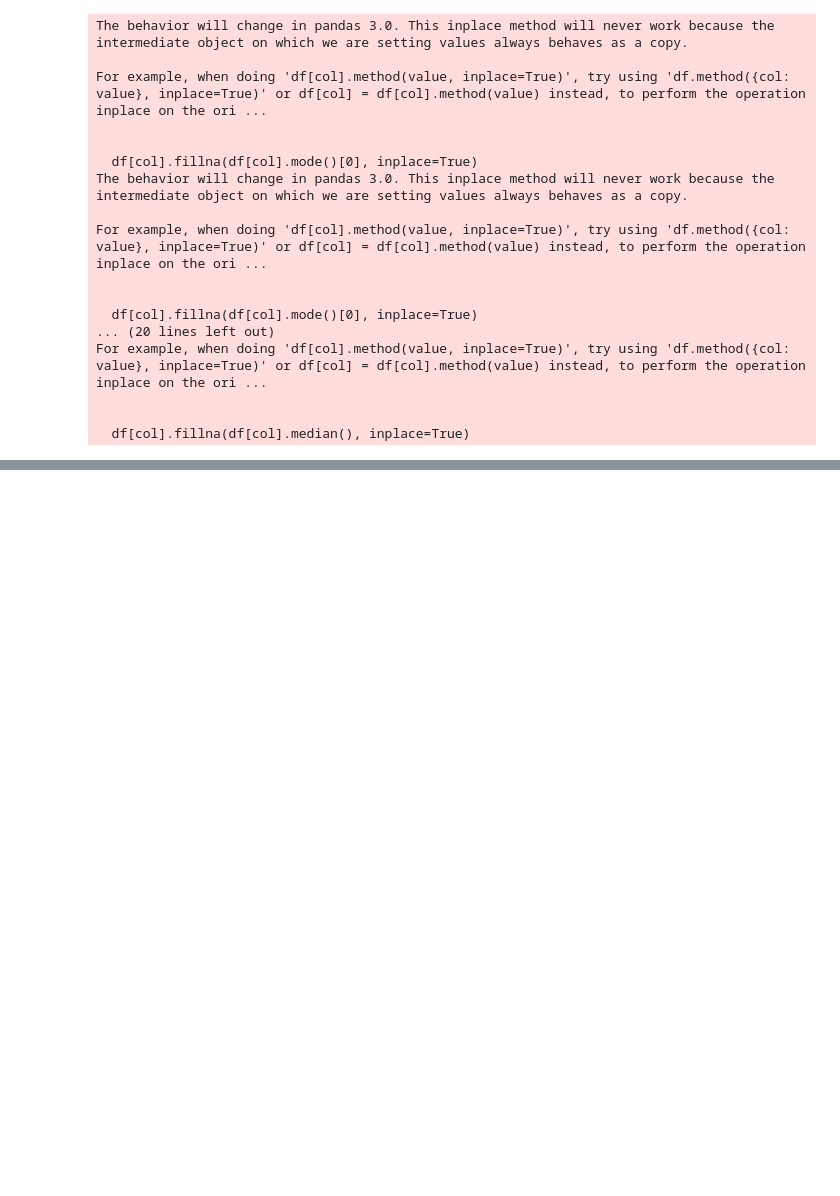
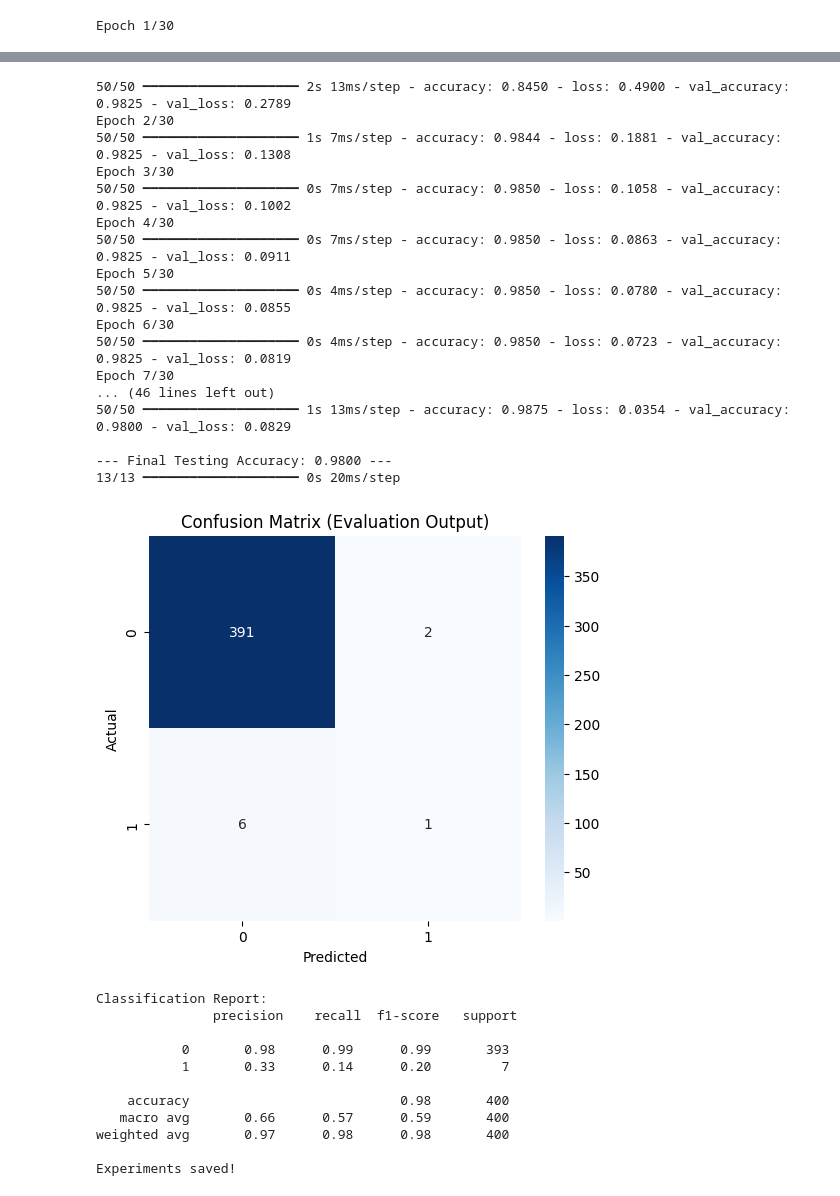
Before and after one commit to payushi9589-art/part-1-neural-network-analysis, a Jupyter notebook: notebook.ipynb, the cells around one changed output, grey strips where cells are left out. Drawn from its saved outputs; the diff is of its cells as text; code cells hidden in the pictures; blank space fills up the shorter version.

```diff
--- a/notebook.ipynb
+++ b/notebook.ipynb
@@ -39,9 +39,33 @@ model = Sequential([
 model.compile(optimizer='adam', loss='binary_crossentropy', metrics=['accuracy'])
 
 # Step 4. Training & Evaluation
-model.fit(X_train_scaled, y_train, epochs=30, batch_size=32, validation_data=(X_test_scaled, y_test), verbose=1)
+# 1. Train the model and save the history
+history = model.fit(X_train_scaled, y_train, epochs=30, batch_size=32, validation_data=(X_test_scaled, y_test), verbose=1)
+
+# 2. Evaluate performance
 loss, accuracy = model.evaluate(X_test_scaled, y_test, verbose=0)
-print(f"Final Accuracy: {accuracy:.4f}")
+print(f"\n--- Final Testing Accuracy: {accuracy:.4f} ---")
+
+# 3. Get predictions
+y_pred_probs = model.predict(X_test_scaled)
+y_pred = (y_pred_probs > 0.5).astype(int)
+
+# 4. Create and SAVE the Confusion Matrix
+import os
+os.makedirs('results', exist_ok=True) # Make sure the folder exists
+
+plt.figure(figsize=(6,5))
+sns.heatmap(confusion_matrix(y_test, y_pred), annot=True, fmt='d', cmap='Blues')
+plt.title('Confusion Matrix (Evaluation Output)')
+plt.ylabel('Actual')
+plt.xlabel('Predicted')
+
+# THIS IS THE MAGIC LINE THAT SAVES THE FILE:
+plt.savefig('results/evaluation_outputs.png')
+plt.show()
+
+# Print Classification Report
+print("\nClassification Report:\n", classification_report(y_test, y_pred))
 
 # Step 5. Hyperparameter Experiments
 os.makedirs('results', exist_ok=True)
@@ -66,20 +90,4 @@ print("Experiments saved!")
 | 50% | 23.000000 | 688.355000 | 18.000000 | 2.000000 | 2.000000 | ... |
 | 75% | 33.000000 | 1007.372500 | 22.000000 | 3.000000 | 5.000000 | ... |
 | max | 72.000000 | 2156.520000 | 30.000000 | 8.000000 | 31.000000 | ... |
-The behavior will change in pandas 3.0. This inplace method will never work because the intermediate object on which we are setting values always behaves as a copy.
-
-For example, when doing 'df[col].method(value, inplace=True)', try using 'df.method({col: value}, inplace=True)' or df[col] = df[col].method(value) instead, to perform the operation inplace on the ori ...
-
-
-  df[col].fillna(df[col].mode()[0], inplace=True)
-The behavior will change in pandas 3.0. This inplace method will never work because the intermediate object on which we are setting values always behaves as a copy.
-
-For example, when doing 'df[col].method(value, inplace=True)', try using 'df.method({col: value}, inplace=True)' or df[col] = df[col].method(value) instead, to perform the operation inplace on the ori ...
-
-
-  df[col].fillna(df[col].mode()[0], inplace=True)
-... (20 lines left out)
-For example, when doing 'df[col].method(value, inplace=True)', try using 'df.method({col: value}, inplace=True)' or df[col] = df[col].method(value) instead, to perform the operation inplace on the ori ...
-
-
-  df[col].fillna(df[col].median(), inplace=True)
+Epoch 1/30
@@ -102,0 +111,29 @@ Experiments saved!
+50/50 ━━━━━━━━━━━━━━━━━━━━ 2s 13ms/step - accuracy: 0.8450 - loss: 0.4900 - val_accuracy: 0.9825 - val_loss: 0.2789
+Epoch 2/30
+50/50 ━━━━━━━━━━━━━━━━━━━━ 1s 7ms/step - accuracy: 0.9844 - loss: 0.1881 - val_accuracy: 0.9825 - val_loss: 0.1308
+Epoch 3/30
+50/50 ━━━━━━━━━━━━━━━━━━━━ 0s 7ms/step - accuracy: 0.9850 - loss: 0.1058 - val_accuracy: 0.9825 - val_loss: 0.1002
+Epoch 4/30
+50/50 ━━━━━━━━━━━━━━━━━━━━ 0s 7ms/step - accuracy: 0.9850 - loss: 0.0863 - val_accuracy: 0.9825 - val_loss: 0.0911
+Epoch 5/30
+50/50 ━━━━━━━━━━━━━━━━━━━━ 0s 4ms/step - accuracy: 0.9850 - loss: 0.0780 - val_accuracy: 0.9825 - val_loss: 0.0855
+Epoch 6/30
+50/50 ━━━━━━━━━━━━━━━━━━━━ 0s 4ms/step - accuracy: 0.9850 - loss: 0.0723 - val_accuracy: 0.9825 - val_loss: 0.0819
+Epoch 7/30
+... (46 lines left out)
+50/50 ━━━━━━━━━━━━━━━━━━━━ 1s 13ms/step - accuracy: 0.9875 - loss: 0.0354 - val_accuracy: 0.9800 - val_loss: 0.0829
+
+--- Final Testing Accuracy: 0.9800 ---
+13/13 ━━━━━━━━━━━━━━━━━━━━ 0s 20ms/step
+[figure, added]
+Classification Report:
+               precision    recall  f1-score   support
+
+           0       0.98      0.99      0.99       393
+           1       0.33      0.14      0.20         7
+
+    accuracy                           0.98       400
+   macro avg       0.66      0.57      0.59       400
+weighted avg       0.97      0.98      0.98       400
+
+Experiments saved!
```
Also changed, not shown: parts of 1 cell of this notebook.
